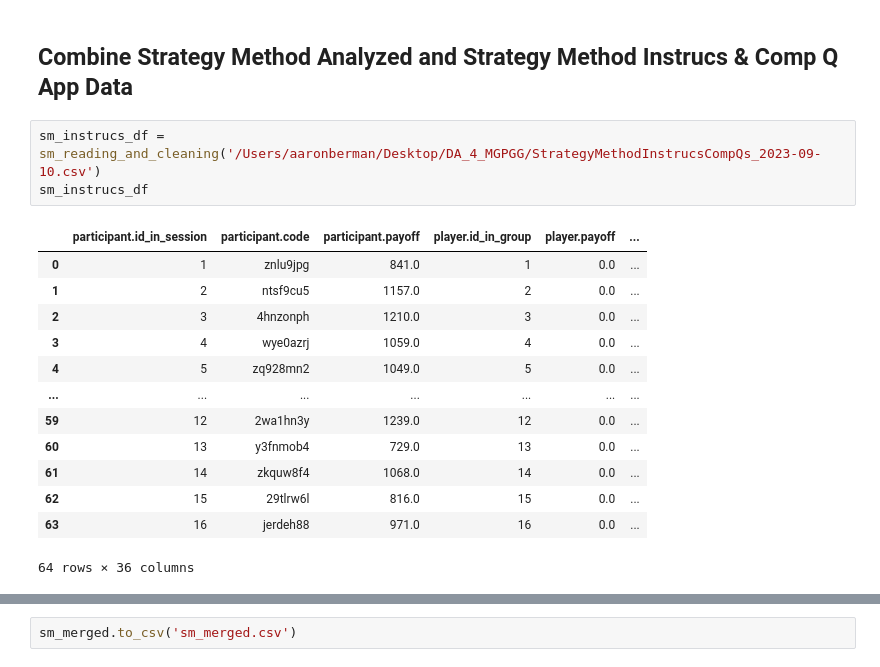
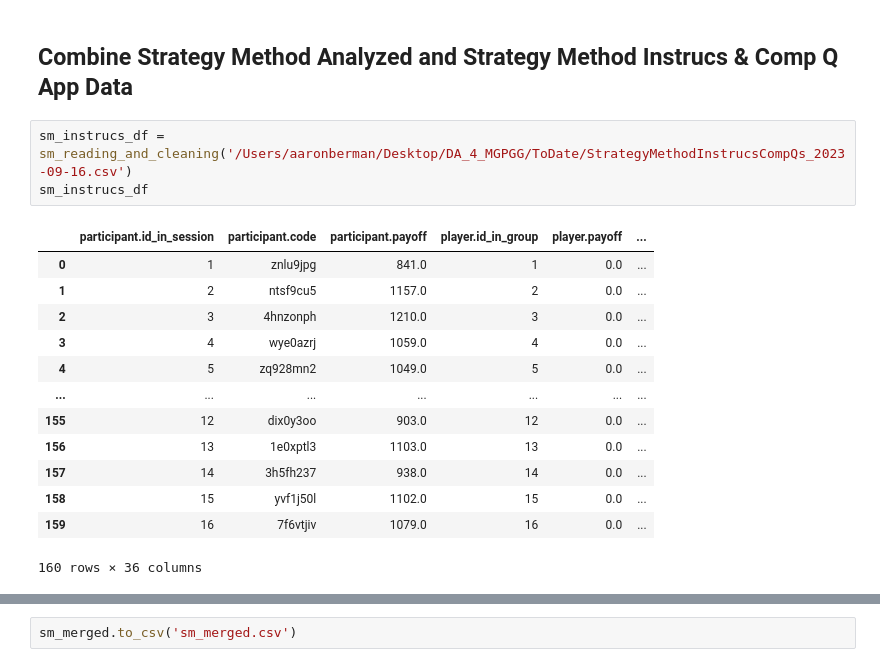
Before and after one commit to AaronSVMB/DA_4_MGPGG, a Jupyter notebook: src/Strategy Method/zstrategy_method_da.ipynb, the cells around one changed output, grey strips where cells are left out. Cells and saved outputs as stored; diff of their text form.

```diff
--- a/src/Strategy Method/zstrategy_method_da.ipynb
+++ b/src/Strategy Method/zstrategy_method_da.ipynb
@@ -104,22 +101,22 @@ conditional_dict
 # %% [markdown]
 ## Combine Strategy Method Analyzed and Strategy Method Instrucs & Comp Q App Data
 # %%
-sm_instrucs_df = sm_reading_and_cleaning('/Users/aaronberman/Desktop/DA_4_MGPGG/StrategyMethodInstrucsCompQs_2023-09-10.csv')
+sm_instrucs_df = sm_reading_and_cleaning('/Users/aaronberman/Desktop/DA_4_MGPGG/ToDate/StrategyMethodInstrucsCompQs_2023-09-16.csv')
 sm_instrucs_df
 # %% [output]
 |  | participant.id_in_session | participant.code | participant.payoff | player.id_in_group | player.payoff | ... |
 | 0 | 1 | znlu9jpg | 841.0 | 1 | 0.0 | ... |
 | 1 | 2 | ntsf9cu5 | 1157.0 | 2 | 0.0 | ... |
 | 2 | 3 | 4hnzonph | 1210.0 | 3 | 0.0 | ... |
 | 3 | 4 | wye0azrj | 1059.0 | 4 | 0.0 | ... |
 | 4 | 5 | zq928mn2 | 1049.0 | 5 | 0.0 | ... |
 | ... | ... | ... | ... | ... | ... | ... |
-| 59 | 12 | 2wa1hn3y | 1239.0 | 12 | 0.0 | ... |
-| 60 | 13 | y3fnmob4 | 729.0 | 13 | 0.0 | ... |
-| 61 | 14 | zkquw8f4 | 1068.0 | 14 | 0.0 | ... |
-| 62 | 15 | 29tlrw6l | 816.0 | 15 | 0.0 | ... |
-| 63 | 16 | jerdeh88 | 971.0 | 16 | 0.0 | ... |
+| 155 | 12 | dix0y3oo | 903.0 | 12 | 0.0 | ... |
+| 156 | 13 | 1e0xptl3 | 1103.0 | 13 | 0.0 | ... |
+| 157 | 14 | 3h5fh237 | 938.0 | 14 | 0.0 | ... |
+| 158 | 15 | yvf1j50l | 1102.0 | 15 | 0.0 | ... |
+| 159 | 16 | 7f6vtjiv | 1079.0 | 16 | 0.0 | ... |
-64 rows × 36 columns
+160 rows × 36 columns
 # %%
 sm_merged = sm_merge_game_and_instrucs(smdf, sm_instrucs_df)
 sm_merged
```
Also changed, not shown: parts of 21 cells of this notebook, 10 other files.
